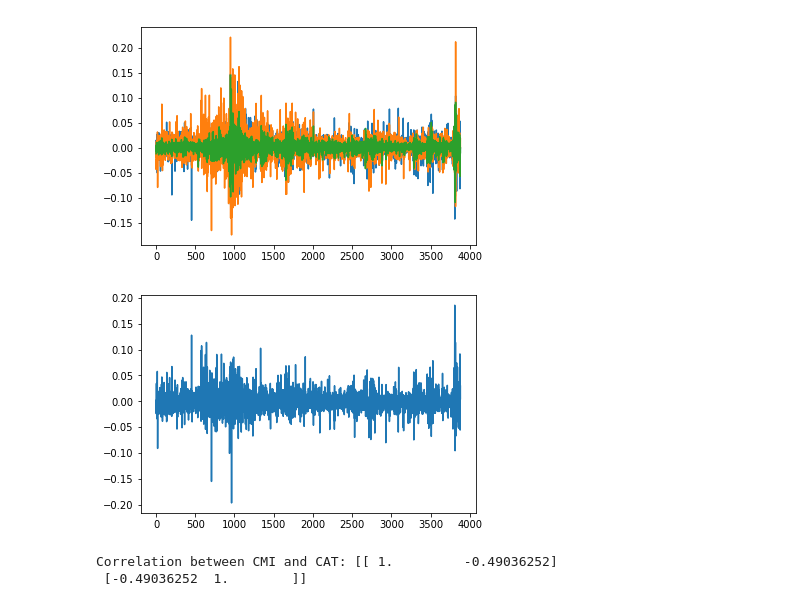
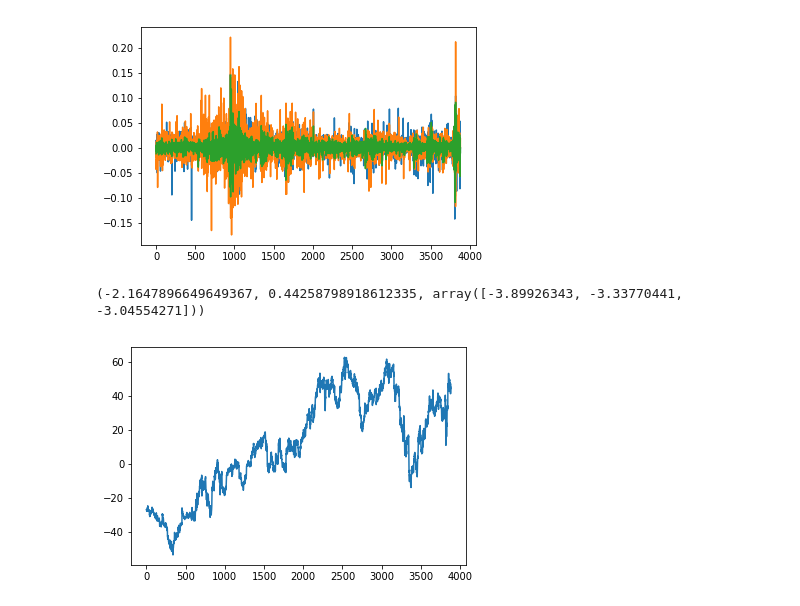
Before and after one commit to alangshur/temporal-convnet-trader, a Jupyter notebook: exp/pair.ipynb, the cells around one changed output. Drawn from its saved outputs; the diff is of its cells as text; code cells hidden in the pictures.

```diff
--- a/exp/pair.ipynb
+++ b/exp/pair.ipynb
@@ -48,14 +44,14 @@ plt.plot(spy_ret)
 plt.show()
 # %% [output]
 [figure]
+# %%
+result = ts.coint(cmi, cat)
+print(result)
+# %% [output]
+(-2.1647896649649367, 0.44258798918612335, array([-3.89926343, -3.33770441, -3.04554271]))
 # %%
-ratio_ret = price_to_ret(ratio)
-plt.plot(ratio_ret)
+diff = cmi - cat
+plt.plot(diff)
 plt.show()
 # %% [output]
-[figure, old version]
+[figure, new version]
-# %%
-print('Correlation between CMI and CAT: {}'.format(np.corrcoef(cmi_ret, cat_ret)))
-# %% [output]
-Correlation between CMI and CAT: [[ 1.         -0.49036252]
- [-0.49036252  1.        ]]
```
Also changed, not shown: parts of 7 cells of this notebook, 6 other files.
